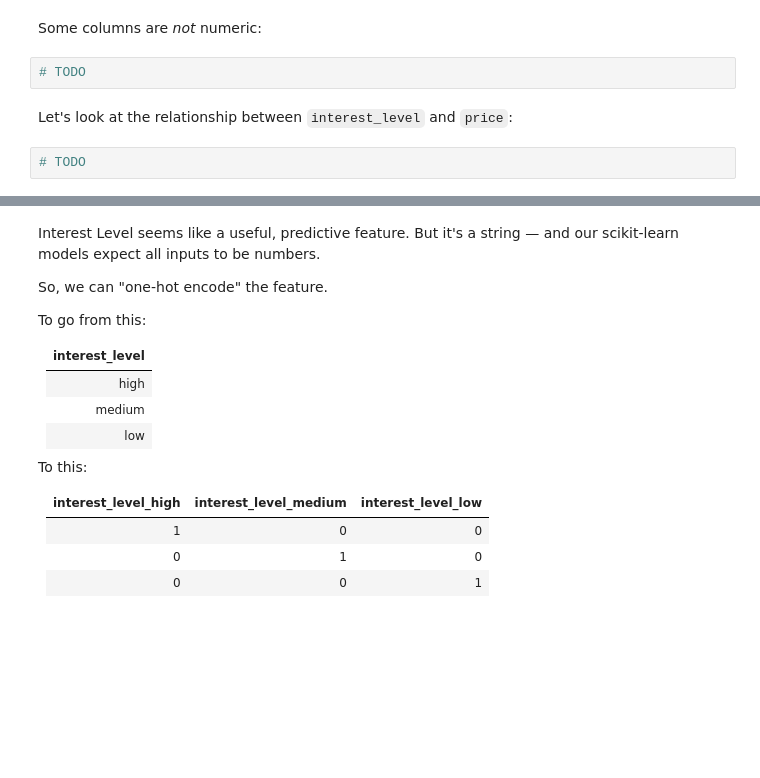
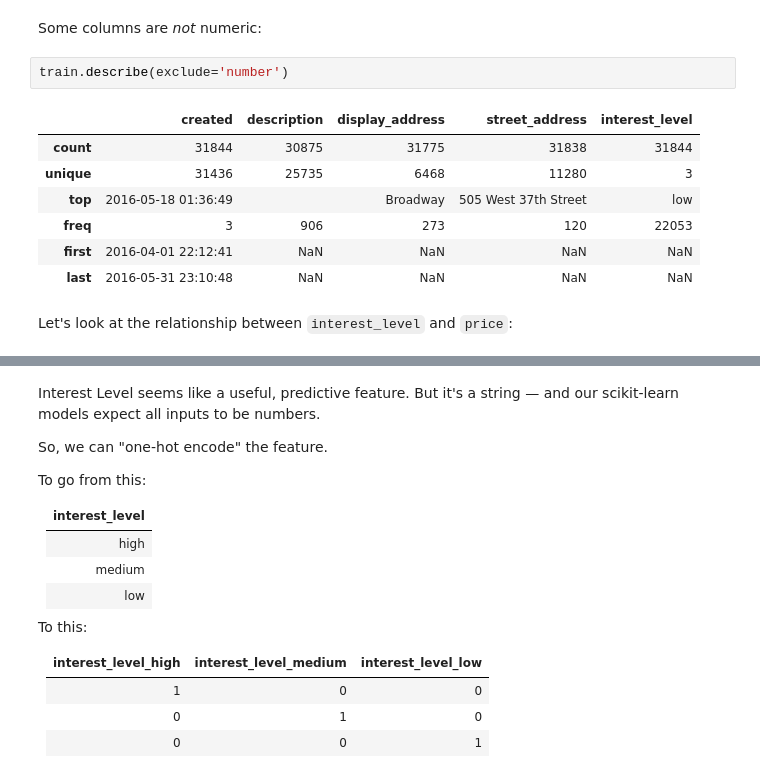
Before and after one commit to sikoh/DS-Linear-Models, a Jupyter notebook: Ridge-Regression/DS_RidgeRegression_Lecture_Notes_2.ipynb, the cells around one changed output, grey strips where cells are left out. Drawn from its saved outputs; the diff is of its cells as text; blank space fills up the shorter version.

```diff
--- a/Ridge-Regression/DS_RidgeRegression_Lecture_Notes_2.ipynb
+++ b/Ridge-Regression/DS_RidgeRegression_Lecture_Notes_2.ipynb
@@ -64,8 +77,14 @@ Some columns are numeric:
 # %% [markdown]
 Some columns are _not_ numeric:
-# %%
-# TODO
+# %%
+train.describe(exclude='number')
+# %% [output]
+|  | created | description | display_address | street_address | interest_level |
+| count | 31844 | 30875 | 31775 | 31838 | 31844 |
+| unique | 31436 | 25735 | 6468 | 11280 | 3 |
+| top | 2016-05-18 01:36:49 |  | Broadway | 505 West 37th Street | low |
+| freq | 3 | 906 | 273 | 120 | 22053 |
+| first | 2016-04-01 22:12:41 | NaN | NaN | NaN | NaN |
+| last | 2016-05-31 23:10:48 | NaN | NaN | NaN | NaN |
 # %% [markdown]
 Let's look at the relationship between `interest_level` and `price`:
-# %%
-# TODO
```
Also changed, not shown: parts of 13 cells of this notebook.
